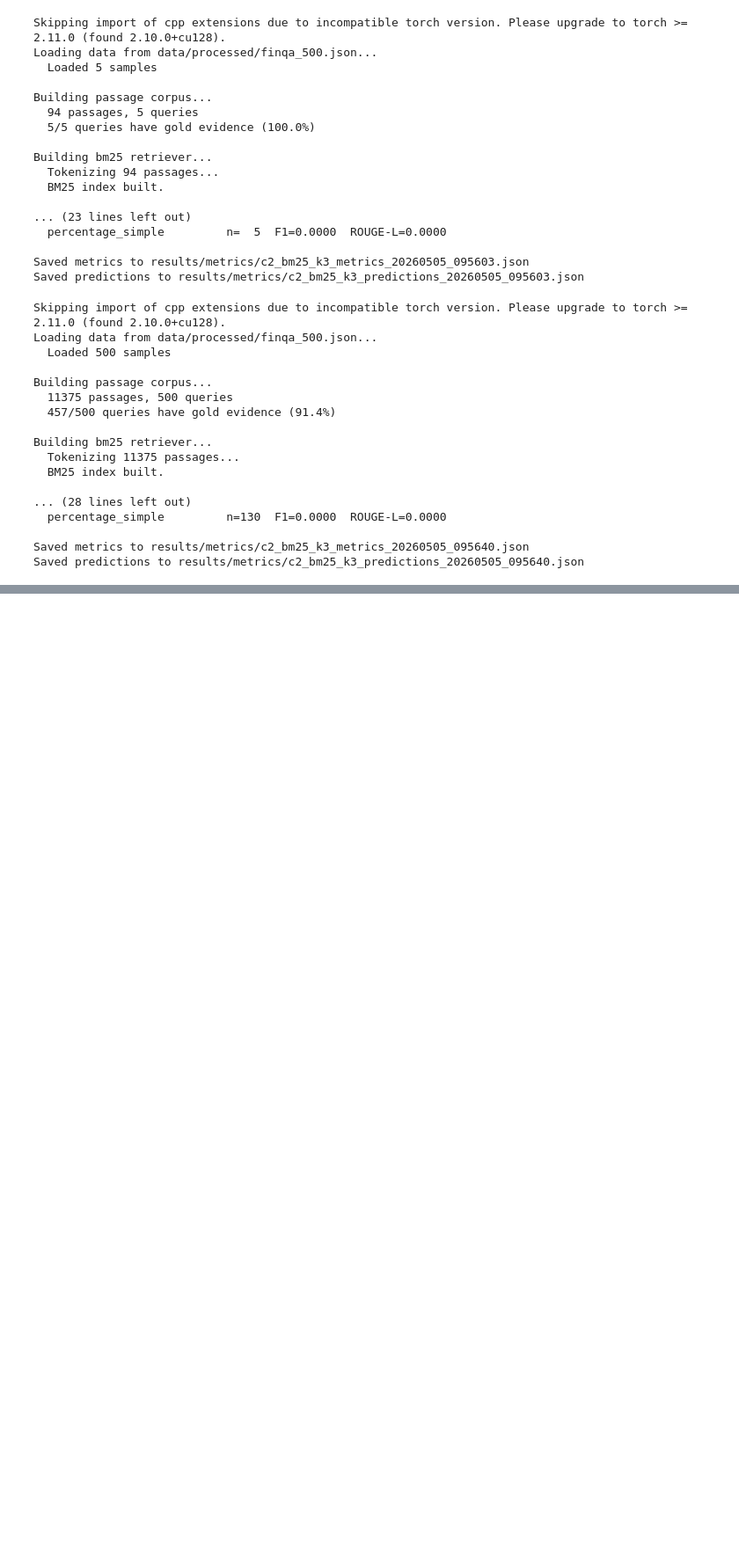
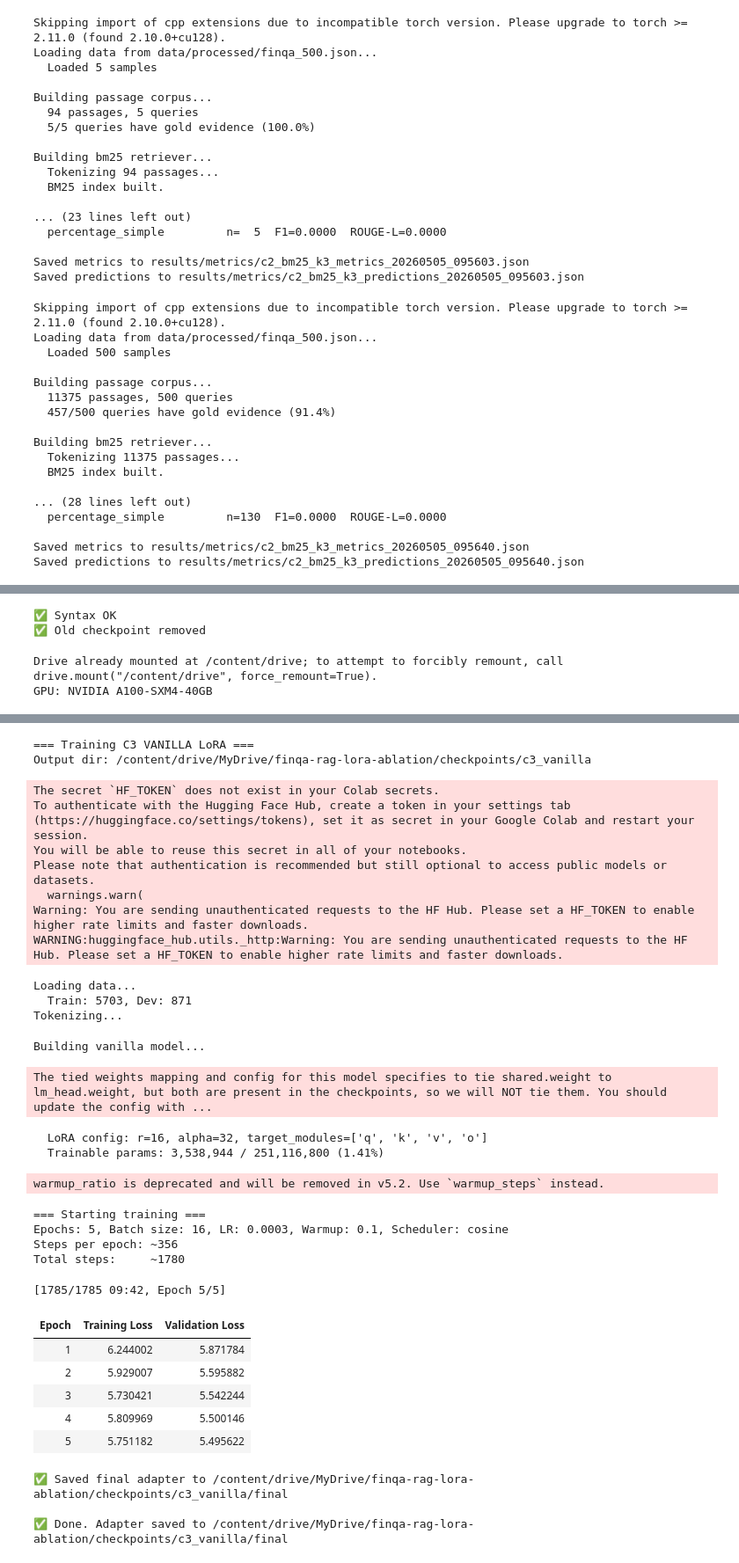
Before and after one commit to zx2536-gif/finqa-rag-lora-ablation, a Jupyter notebook: notebooks/01_data_exploration.ipynb, the cells around one changed output, grey strips where cells are left out. Shown at 88% size. Cells and saved outputs as stored; diff of their text form; code cells hidden in the pictures; blank space fills up the shorter version.

```diff
--- a/notebooks/01_data_exploration.ipynb
+++ b/notebooks/01_data_exploration.ipynb
@@ -2559,0 +3128,36 @@ print(f"\n✅ Quick test done. Adapter saved to {quick_dir}")
+# %%
+# 验证文件没语法错误
+!python -c "import ast; ast.parse(open('src/models/lora_trainer.py').read()); print('✅ Syntax OK')"
+
+# 清掉之前 mode-collapsed 的 checkpoint
+!rm -rf /content/drive/MyDrive/finqa-rag-lora-ablation/checkpoints/c3_vanilla
+print("✅ Old checkpoint removed")
+# %% [output]
+✅ Syntax OK
+✅ Old checkpoint removed
+# %%
+# === Cell 1: 环境同步 ===
+from google.colab import drive
+drive.mount('/content/drive')
+
+import os
+os.chdir('/content/drive/MyDrive/finqa-rag-lora-ablation')
+
+import torch
+print(f"GPU: {torch.cuda.get_device_name(0)}")
+# %% [output]
+Drive already mounted at /content/drive; to attempt to forcibly remount, call drive.mount("/content/drive", force_remount=True).
+GPU: NVIDIA A100-SXM4-40GB
+# %%
+# === Cell 2: 重新训练 Vanilla LoRA（新配置）===
+import sys
+sys.path.insert(0, '/content/drive/MyDrive/finqa-rag-lora-ablation')
+
+import importlib
+import src.models.lora_trainer
+importlib.reload(src.models.lora_trainer)
+from src.models.lora_trainer import train_lora
+
+vanilla_dir = train_lora(variant='vanilla')  # 用新的 default 参数
+print(f"\n✅ Done. Adapter saved to {vanilla_dir}")
+# %% [output]
@@ -2559,0 +3165,31 @@ print(f"\n✅ Quick test done. Adapter saved to {quick_dir}")
+=== Training C3 VANILLA LoRA ===
+Output dir: /content/drive/MyDrive/finqa-rag-lora-ablation/checkpoints/c3_vanilla
+The secret `HF_TOKEN` does not exist in your Colab secrets.
+To authenticate with the Hugging Face Hub, create a token in your settings tab (https://huggingface.co/settings/tokens), set it as secret in your Google Colab and restart your session.
+You will be able to reuse this secret in all of your notebooks.
+Please note that authentication is recommended but still optional to access public models or datasets.
+  warnings.warn(
+Warning: You are sending unauthenticated requests to the HF Hub. Please set a HF_TOKEN to enable higher rate limits and faster downloads.
+WARNING:huggingface_hub.utils._http:Warning: You are sending unauthenticated requests to the HF Hub. Please set a HF_TOKEN to enable higher rate limits and faster downloads.
+Loading data...
+  Train: 5703, Dev: 871
+Tokenizing...
+Building vanilla model...
+The tied weights mapping and config for this model specifies to tie shared.weight to lm_head.weight, but both are present in the checkpoints, so we will NOT tie them. You should update the config with ...
+  LoRA config: r=16, alpha=32, target_modules=['q', 'k', 'v', 'o']
+  Trainable params: 3,538,944 / 251,116,800 (1.41%)
+warmup_ratio is deprecated and will be removed in v5.2. Use `warmup_steps` instead.
+=== Starting training ===
+Epochs: 5, Batch size: 16, LR: 0.0003, Warmup: 0.1, Scheduler: cosine
+Steps per epoch: ~356
+Total steps:     ~1780
+[1785/1785 09:42, Epoch 5/5]
+| Epoch | Training Loss | Validation Loss |
+| 1 | 6.244002 | 5.871784 |
+| 2 | 5.929007 | 5.595882 |
+| 3 | 5.730421 | 5.542244 |
+| 4 | 5.809969 | 5.500146 |
+| 5 | 5.751182 | 5.495622 |
+✅ Saved final adapter to /content/drive/MyDrive/finqa-rag-lora-ablation/checkpoints/c3_vanilla/final
+
+✅ Done. Adapter saved to /content/drive/MyDrive/finqa-rag-lora-ablation/checkpoints/c3_vanilla/final
```
Also changed, not shown: parts of 35 cells of this notebook, 14 other files.
